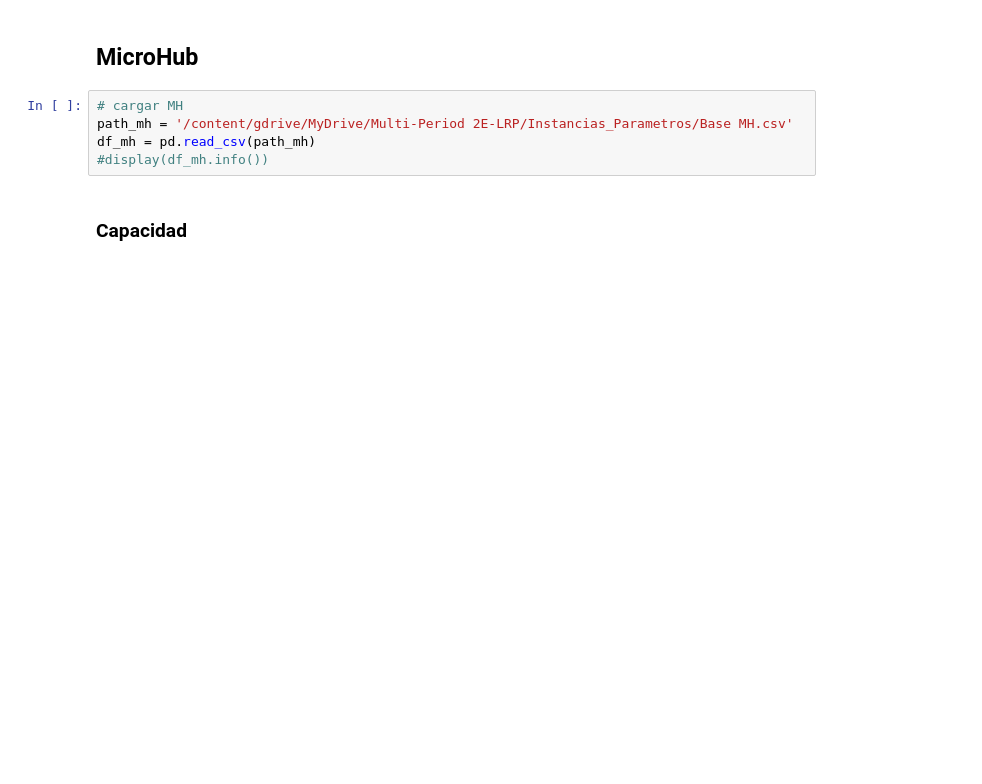
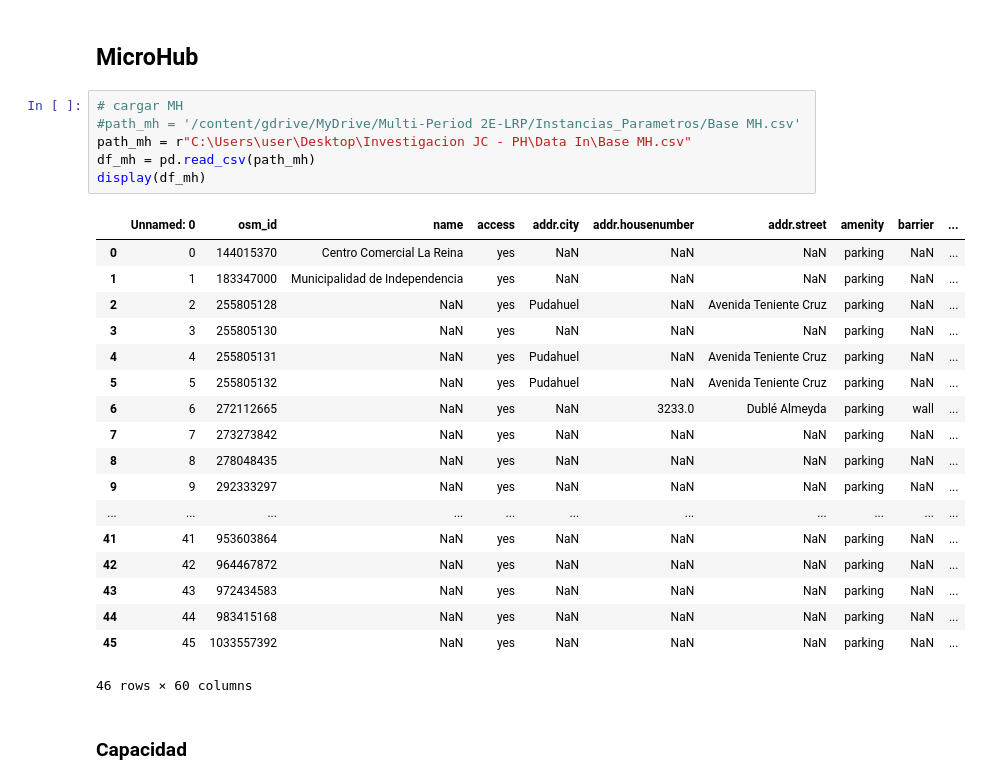
Before and after one commit to PitehrHurtado/ProjectMP2E, a Jupyter notebook: Code/Modelo 2 - Designing large-scale 2E urban delivery networks over a Multi-period Planning Horizon.ipynb, the cells around one changed output. Cells and saved outputs as stored; diff of their text form; blank space fills up the shorter version.

```diff
--- a/Code/Modelo 2 - Designing large-scale 2E urban delivery networks over a Multi-period Planning Horizon.ipynb
+++ b/Code/Modelo 2 - Designing large-scale 2E urban delivery networks over a Multi-period Planning Horizon.ipynb
@@ -261,9 +254,29 @@ for lab, row in df_zc.iterrows():
 ## MicroHub
 # %%
 # cargar MH
-path_mh = '/content/gdrive/MyDrive/Multi-Period 2E-LRP/Instancias_Parametros/Base MH.csv'
+#path_mh = '/content/gdrive/MyDrive/Multi-Period 2E-LRP/Instancias_Parametros/Base MH.csv'
+path_mh = r"C:\Users\user\Desktop\Investigacion JC - PH\Data In\Base MH.csv"
 df_mh = pd.read_csv(path_mh)
-#display(df_mh.info())
+display(df_mh)
+# %% [output]
+|  | Unnamed: 0 | osm_id | name | access | addr.city | addr.housenumber | addr.street | amenity | barrier | ... |
+| 0 | 0 | 144015370 | Centro Comercial La Reina | yes | NaN | NaN | NaN | parking | NaN | ... |
+| 1 | 1 | 183347000 | Municipalidad de Independencia | yes | NaN | NaN | NaN | parking | NaN | ... |
+| 2 | 2 | 255805128 | NaN | yes | Pudahuel | NaN | Avenida Teniente Cruz | parking | NaN | ... |
+| 3 | 3 | 255805130 | NaN | yes | NaN | NaN | NaN | parking | NaN | ... |
+| 4 | 4 | 255805131 | NaN | yes | Pudahuel | NaN | Avenida Teniente Cruz | parking | NaN | ... |
+| 5 | 5 | 255805132 | NaN | yes | Pudahuel | NaN | Avenida Teniente Cruz | parking | NaN | ... |
+| 6 | 6 | 272112665 | NaN | yes | NaN | 3233.0 | Dublé Almeyda | parking | wall | ... |
+| 7 | 7 | 273273842 | NaN | yes | NaN | NaN | NaN | parking | NaN | ... |
+| 8 | 8 | 278048435 | NaN | yes | NaN | NaN | NaN | parking | NaN | ... |
+| 9 | 9 | 292333297 | NaN | yes | NaN | NaN | NaN | parking | NaN | ... |
+| ... | ... | ... | ... | ... | ... | ... | ... | ... | ... | ... |
+| 41 | 41 | 953603864 | NaN | yes | NaN | NaN | NaN | parking | NaN | ... |
+| 42 | 42 | 964467872 | NaN | yes | NaN | NaN | NaN | parking | NaN | ... |
+| 43 | 43 | 972434583 | NaN | yes | NaN | NaN | NaN | parking | NaN | ... |
+| 44 | 44 | 983415168 | NaN | yes | NaN | NaN | NaN | parking | NaN | ... |
+| 45 | 45 | 1033557392 | NaN | yes | NaN | NaN | NaN | parking | NaN | ... |
+46 rows × 60 columns
 # %% [markdown]
 ### Capacidad
 # %%
```
Also changed, not shown: parts of 13 cells of this notebook, 1 other file.
